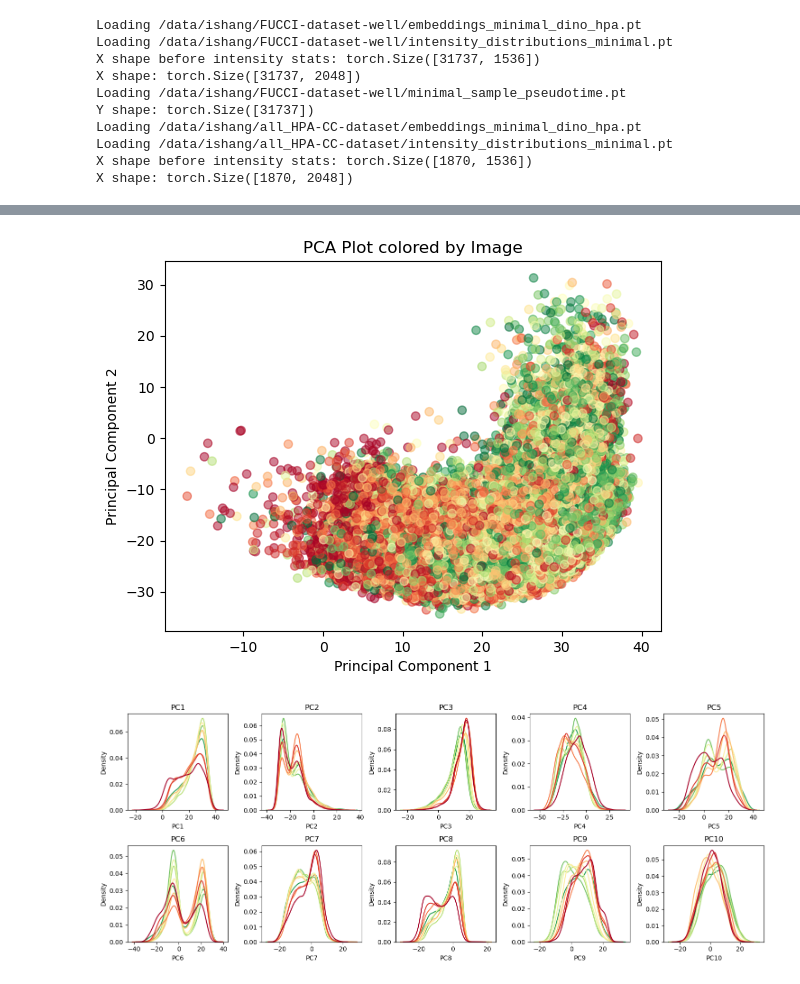
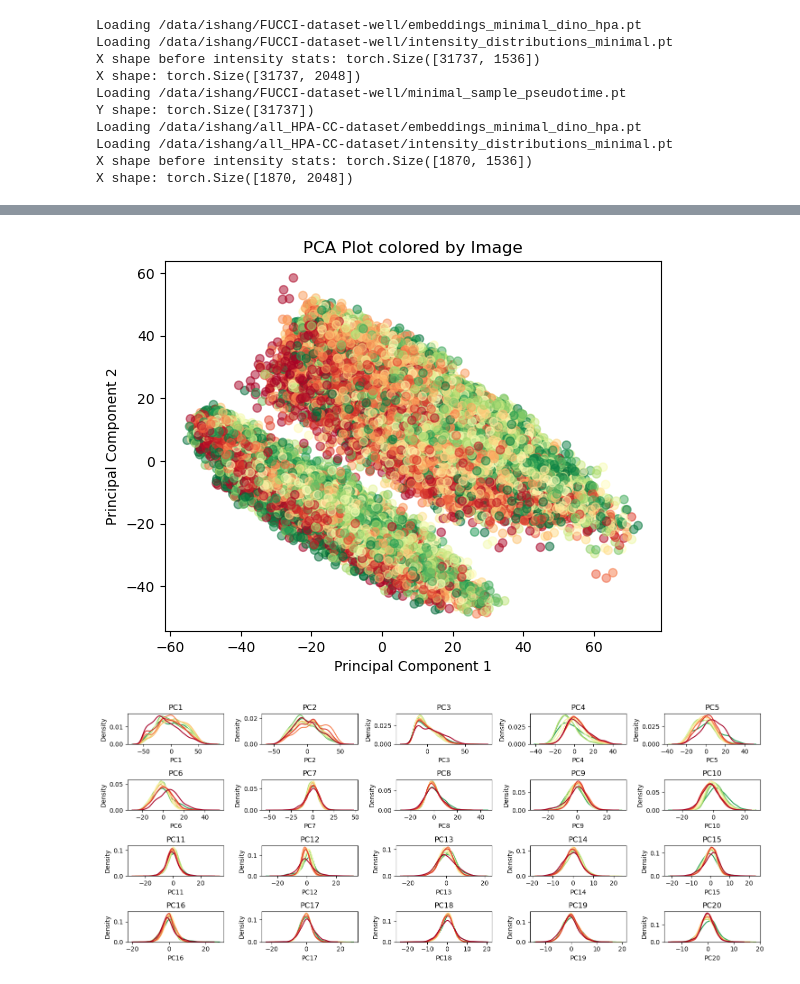
Before and after one commit to ishan-gaur/HPA_CC, a Jupyter notebook: scripts/embeddings.ipynb, the cells around one changed output, grey strips where cells are left out. Drawn from its saved outputs; the diff is of its cells as text; code cells hidden in the pictures.

```diff
--- a/scripts/embeddings.ipynb
+++ b/scripts/embeddings.ipynb
@@ -23,7 +25,7 @@ Y shape: torch.Size([31737, 4])
 # %%
 # Perform PCA
 scaler = StandardScaler()
-pca = PCA(n_components=10)
+pca = PCA(n_components=20)
 X_pca = pca.fit_transform(scaler.fit_transform(X))
 print(pca.explained_variance_ratio_)
 print(sum(pca.explained_variance_ratio_))
@@ -137,16 +145,19 @@ def get_img_labels(data):
 
 fucci_img_labels, fucci_img_ints = get_img_labels(FUCCI_X)
 hpa_img_labels, hpa_img_ints = get_img_labels(HPA_X)
-img_labels = np.concatenate((fucci_img_labels, hpa_img_labels))
+img_labels = np.concatenate((fucci_img_labels, np.array(hpa_img_labels) + max(fucci_img_labels)))
 
-FUCCI_sample, HPA_sample = np.random.choice(len(FUCCI_X), 0), np.random.choice(len(HPA_X), 134)
-# FUCCI_sample, HPA_sample = np.random.choice(len(FUCCI_X), 134), np.random.choice(len(HPA_X), 134)
-# FUCCI_sample, HPA_sample = np.random.choice(len(FUCCI_X), 3 * 134), np.random.choice(len(HPA_X), 134)
-# FUCCI_sample, HPA_sample = np.random.choice(len(FUCCI_X), 4 * 134), np.random.choice(len(HPA_X), 0)
+hpa_len = len(HPA_X)
+# FUCCI_sample, HPA_sample = np.random.choice(len(FUCCI_X), 0 * hpa_len), np.random.choice(len(HPA_X), hpa_len)
+# FUCCI_sample, HPA_sample = np.random.choice(len(FUCCI_X), 1 * hpa_len), np.random.choice(len(HPA_X), hpa_len)
+# FUCCI_sample, HPA_sample = np.random.choice(len(FUCCI_X), 3 * hpa_len), np.random.choice(len(HPA_X), hpa_len)
+FUCCI_sample, HPA_sample = np.random.choice(len(FUCCI_X), 4 * hpa_len), np.random.choice(len(HPA_X), 0)
 pca.fit(scaler.fit_transform(np.concatenate((FUCCI_X[FUCCI_sample], HPA_X[HPA_sample]))))
+# pca.fit(scaler.fit_transform(np.concatenate((FUCCI_X[FUCCI_sample, :1536], HPA_X[HPA_sample, :1536]))))
 print(pca.explained_variance_ratio_)
 print(np.cumsum(pca.explained_variance_ratio_))
 X_pca = pca.transform(scaler.transform(np.concatenate((FUCCI_X, HPA_X))))
+# X_pca = pca.transform(scaler.transform(np.concatenate((FUCCI_X, HPA_X))[:, :1536]))
 
 plt.scatter(X_pca[:, 0], X_pca[:, 1], c=img_labels, alpha=0.5)
 plt.xlabel('Principal Component 1')
@@ -170,30 +227,33 @@ plt.ylabel('Principal Component 2')
 plt.title('PCA Plot colored by Image')
 plt.show()
 # %% [output]
-[figure, old version]
+[figure, new version]
 # %%
+# Define the number of PCs you want to plot
+num_pcs = X_pca.shape[1]  # This will plot all PCs. Change this value to plot a specific number of PCs.
+
 # Create a grid of subplots
-fig, axes = plt.subplots(2, 5, figsize=(15, 6))
+fig, axes = plt.subplots((num_pcs + 4) // 5, min(num_pcs, 5), figsize=(15, 6))
 
 binned_Y = np.digitize(FUCCI_Y, bins=np.linspace(0, 1, 10))
-df_binned = pd.DataFrame(X_pca[:len(fucci_img_labels)], columns=[f'PC{i+1}' for i in range(10)])
+df_binned = pd.DataFrame(X_pca[:len(fucci_img_labels)], columns=[f'PC{i+1}' for i in range(num_pcs)])
 df_binned['label'] = binned_Y
 
 # Iterate over the PCs
-for i in range(10):
+for i in range(num_pcs):
     # Select the subplot
     ax = axes[i // 5, i % 5]
 
     # Create a KDE plot for the binned pseudotime of the current PC
     sns.kdeplot(data=df_binned, x=f'PC{i+1}', hue='label', ax=ax, palette="RdYlGn", common_norm=False, legend=False)
 
     # Set the title of the subplot
     ax.set_title(f'PC{i+1}')
 
 # Adjust the spacing between subplots
 plt.tight_layout()
 
 # Show the plot
 plt.show()
 # %% [output]
-[figure, old version]
+[figure, new version]
```
Also changed, not shown: parts of 10 cells of this notebook, 3 other files.
